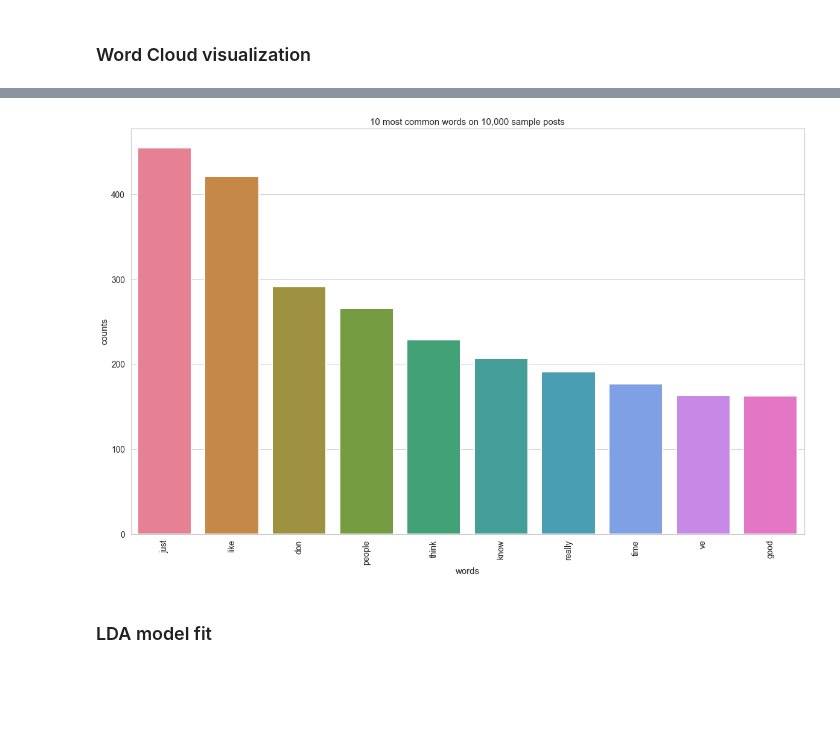
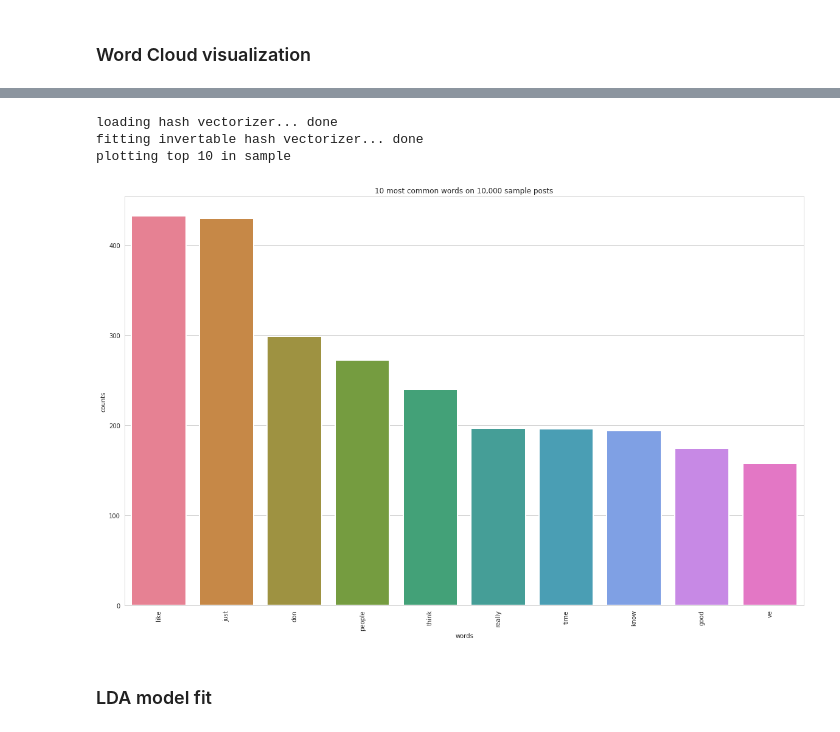
Before and after one commit to constant5/Topic-Modeling, a Jupyter notebook: LDA/LDA.ipynb, the cells around one changed output, grey strips where cells are left out. Saved outputs shown, nothing was run; the diff lists cells and outputs as text; code cells hidden in the pictures; blank space fills up the shorter version.

```diff
--- a/LDA/LDA.ipynb
+++ b/LDA/LDA.ipynb
@@ -26,7 +47,8 @@ warnings.simplefilter('ignore')
 # %% [markdown]
 ### Create post generator
 # %%
+data_path = os.path.join(args.data_dir, '*.bz2')
 bzfile = glob(os.path.join('data','*.bz2'))
 print(bzfile)
-d = data_processing(bzfile, 2500000)
+d = data_processing(bzfile, args.num_posts)
 # %% [output]
@@ -67,48 +91,71 @@ wordcloud.to_image()
 # %%
 
 sns.set_style('whitegrid')
-%matplotlib inline
+# get_ipython().run_line_magic('matplotlib', 'inline')
 # Helper function
 def plot_10_most_common_words(count_data, count_vectorizer):
     words = count_vectorizer.get_feature_names()
     total_counts = np.zeros(len(words))
     for t in count_data:
         total_counts+=t.toarray()[0]
 
     count_dict = (zip(words, total_counts))
     count_dict = sorted(count_dict, key=lambda x:x[1], reverse=True)[0:10]
     words = [w[0][0]['name'] for w in count_dict]
     counts = [w[1] for w in count_dict]
     x_pos = np.arange(len(words))
 
     ax = plt.figure(2, figsize=(20, 20/1.6180))
     plt.subplot(title='10 most common words on 10,000 sample posts')
     sns.set_context("poster", font_scale=1.25, rc={"lines.linewidth": 2.5})
-    sns.barplot(x_pos, counts, palette='husl')
+    sns.barplot(x=x_pos, y=counts, palette='husl')
     plt.xticks(x_pos, words, rotation=90)
     plt.xlabel('words')
     plt.ylabel('counts')
-    plt.savefig('top10words.png', bbox_inches='tight', facecolor='white')
+    plt.savefig(os.path.join('results','top10words.png'), bbox_inches='tight', facecolor='white')
     plt.show()
 # Initialise the count vectorizer with the English stop words
 # count_vectorizer = CountVectorizer(stop_words='english')
-# print('fitting hash vectorizer')
-hash_vectorizer = HashingVectorizer(stop_words='english', alternate_sign=False)
-hash_data = hash_vectorizer.fit_transform(data)
+
+
+if args.load_vec:
+    print('loading hash vectorizer...', end=' ')
+    hash_vectorizer = pickle.load(open(os.path.join('models','hash_vect.pk'), 'rb'))
+    hash_data = hash_vectorizer.transform(data)
+    print('done')
+else:
+    print('fitting hash vectorizer...', end=' ')
+    hash_vectorizer = HashingVectorizer(stop_words='english',
+                                        alternate_sign=False,
+                                        n_features=args.n_features)
+    hash_data = hash_vectorizer.fit_transform(data)
+    print('done')
+    print('saving hash vectorizer ...', end='')
+    pickle.dump(hash_vectorizer, open(os.path.join('models','hash_vect.pk'), 'wb'))
+    print('done')
+
+
 ivec = InvertableHashingVectorizer(hash_vectorizer)
 sample_size = 10000
 X_sample = random.sample(data, k=sample_size)
-print('fitting invertable hash vectorizer')
+print('fitting invertable hash vectorizer...', end=' ')
 count_sample = ivec.fit_transform(X_sample)
+print('done')
 # # Fit and transform the processed titles
 # count_data = count_vectorizer.fit_transform(data)
 
-# Visualise the 10 most common words
+# Visualize the 10 most common words
 #plot_10_most_common_words(count_data, count_vectorizer)
-print('plotting top 10 in sample')
-plot_10_most_common_words(count_sample, ivec)
+
+
+if args.plot_10:
+    print('plotting top 10 in sample')
+    plot_10_most_common_words(count_sample, ivec)
 # %% [output]
+loading hash vectorizer... done
+fitting invertable hash vectorizer... done
+plotting top 10 in sample
-[figure, old version]
+[figure, new version]
 # %% [markdown]
 ### LDA model fit
 # %%
```
Also changed, not shown: parts of 7 cells of this notebook, 4 other files.
